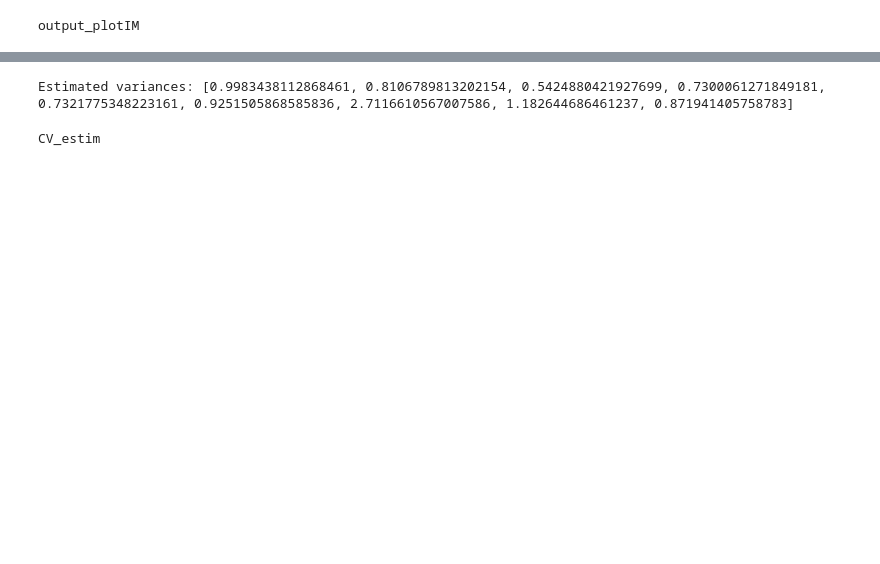
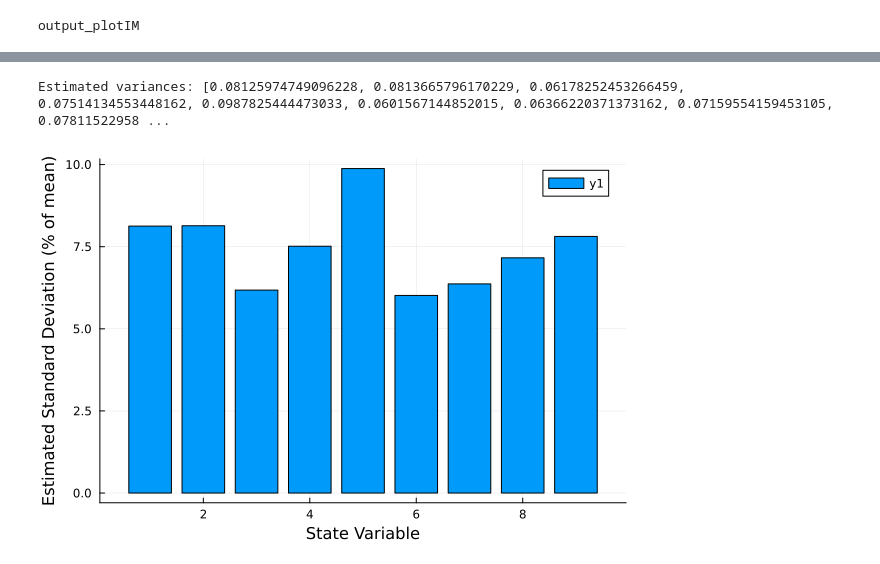
Before and after one commit to aidanboyne/BioCyb_UCLA, a Jupyter notebook: thyrosimIM/src/estIM_MLE_dev.ipynb, the cells around one changed output, grey strips where cells are left out. Drawn from its saved outputs; the diff is of its cells as text; code cells hidden in the pictures; blank space fills up the shorter version.

```diff
--- a/thyrosimIM/src/estIM_MLE_dev.ipynb
+++ b/thyrosimIM/src/estIM_MLE_dev.ipynb
@@ -4,7 +4,8 @@ using DifferentialEquations, Optim, Plots, DataFrames, LinearAlgebra, CSV, Bench
 ### ThyrosimIM Estimation
 # %%
 # Import sample data
-sample_IM = DataFrame(CSV.File("C:/Users/Aidan/Documents/GitHub/BioCyb/thyrosimIM/data/sample_IM.csv"));
+# sample_IM = DataFrame(CSV.File("C:/Users/Aidan/Documents/GitHub/BioCyb/thyrosimIM/data/sample_IM.csv")); # Full Data
+sample_IM = DataFrame(CSV.File("C:/Users/Aidan/Documents/GitHub/BioCyb/thyrosimIM/data/sparse_sample10.csv")); # Sparse Data
 # %%
 # Placeholder until some way to pass fixed, free parameters separatley is implemented
 function fixed_parameters()
@@ -206,7 +231,7 @@ initialize_free_varied (generic function with 1 method)
 """
 ODEs for thyroid-immune compartmental model thyrosimIM.
 """
-function thyrosimIM(dq, q, p, t)
+function thyrosimIM!(dq, q, p, t)
     kdelay = 5/8
 
     # scaling the mass/concentration of compartments
@@ -226,8 +251,8 @@ function thyrosimIM(dq, q, p, t)
     # Auxillary equations
     q4F = (p[24]+ p[25] * q1 + p[26] * q1^2 + p[27] * q1^3) * q4 #FT3p
     q1F = (p[7] + p[8] * q1 + p[9] * q1^2 + p[10] * q1^3) * q1  #FT4p
-    SR3 = (q[24]/p[100])*(p[19] * p[59] * q[19]) # Scaled (q[24]/p[100]) Brain delay (dial 3)
-    SR4 = (q[24]/p[100])*(p[1] * p[57] * q[19])  # Scaled (q[24]/p[100]) Brain delay (dial 1)
+    SR3 = (q[24]/p[99])*(p[19] * p[59] * q[19]) # Scaled (q[24]/p[99]) Brain delay (dial 3)
+    SR4 = (q[24]/p[99])*(p[1] * p[57] * q[19])  # Scaled (q[24]/p[99]) Brain delay (dial 1)
     fCIRC = q[9]^p[51] / (q[9]^p[51] + p[49]^p[51])
     SRTSH = (p[30]+p[31]*fCIRC*sin(pi/12*t-p[33]))*(p[50]^p[52]/(p[50]^p[52] + q[9]^p[52]))
     fdegTSH = p[34] + p[35] / (p[36] + q7)
@@ -261,13 +286,14 @@ function thyrosimIM(dq, q, p, t)
     # ---------- IMMUNE ODEs ---------- q[20:Bcell, 21:Pcell, 22:Tcell, 23:Cytokine, 24:FTS, 25:TPOAb]
     # q = q+19
     # p = p+82
-    dq[20] = p[83]*(q[23]/(q[23]+p[95]))*q[22]+p[97]*q4F-(p[89]+p[84])*q[20] # Bdot
+    dq[20] = p[83]*(q[23]/(q[23]+p[95]))*q[22]+p[97]*q1F-(p[89]+p[84])*q[20] # Bdot -- changed to T4 stimulation
     dq[21] = p[84]*q[20]-p[90]*q[21] # Pdot
     dq[22] = p[85]*q[24]+p[98]*(q[23]/(q[23]+p[96]))*q[22]-p[91]*q[22] # Tdot
     dq[23] = p[86]*q[22]-p[92]*q[23] # Cdot
-    dq[24] = p[87]*((q7/q[24])*p[100])-p[93]*(q[24])*q[25] #p[87]*((q7/q[24])*p[100])-p[93]*(q[24]/p[100])*q[25] # FTSdot MODIFIED
+    dq[24] = p[87]*((q7/q[24])*p[99])-p[93]*(q[24])*q[25] #p[87]*((q7/q[24])*p[100])-p[93]*(q[24]/p[100])*q[25] # FTSdot MODIFIED
     dq[25] = p[88]*q[21]-q[25]*(p[94]+p[93]*q[24]) # Abdot
 
+    return nothing
 end;
 # %%
 import NaNMath # handles log of negative number that can occur due to adaptive ODE solvers
@@ -472,62 +512,6 @@ output_plotIM(initial_sol, sol, sample_IM)
 # %%
 print("Estimated variances: ", MLE_trial.minimizer[18:26])
+bar(100*MLE_trial.minimizer[18:26], xlabel = "State Variable", ylabel = "Estimated Standard Deviation (% of mean)")
 # %% [output]
-Estimated variances: [0.9983438112868461, 0.8106789813202154, 0.5424880421927699, 0.7300061271849181, 0.7321775348223161, 0.9251505868585836, 2.7116610567007586, 1.182644686461237, 0.871941405758783]
+Estimated variances: [0.08125974749096228, 0.0813665796170229, 0.06178252453266459, 0.07514134553448162, 0.0987825444473033, 0.0601567144852015, 0.06366220371373162, 0.07159554159453105, 0.07811522958 ...
+[figure, added]
-# %%
-"""
-Run parameter estimation on immune parameters.
-"""
-function CV_estim(data::DataFrame, p0::Vector, lb::Vector, ub::Vector)
-
-    t = data.t
-    ic = ics()
-    sol_index = [1,4,7,20,21,22,23,24,25]
-    cols = names(data)[2:10]
-
-    function error(p,t,data)
-        tspan = (t[1],t[end])
-        prob = ODEProblem(thyrosimIM_estimate, ic, tspan, p)
-        sol = solve(prob, Rosenbrock23())
-
-        loss = 0
-        for i in 1:size(cols)[1]
-            dp = 1
-            for time in t
-                loss += ((sol(time)[sol_index[i]]-data[!,cols[i]][dp])/mean(data[!,cols[i]]))^2
-                dp += 1
-            end
-        end
-        return loss
-    end
-
-    function set_lower_bounds(p::Vector, lb::Vector)
-        for i in eachindex(p)
-            if p[i] < lb[i]
-                p[i] = lb[i]
-            end
-        end
-        return p
-    end
-
-    function set_upper_bounds(p::Vector, lb::Vector)
-        for i in eachindex(p)
-            if p[i] >= ub[i]
-                p[i] = ub[i]
-            end
-        end
-        return p
-    end
-
-    function objective(p_free, lb, ub)
-        p_free = set_lower_bounds(p_free, lb)
-        p_free = set_upper_bounds(p_free, ub)
-        return error(p_free, t, data)
-    end
-
-    # Adjust so fitting indicies and parameters can be specified
-    result = optimize(p -> objective(p, lb, ub), p0, Newton(),
-     Optim.Options(time_limit = 100.0, iterations = 1, g_tol=1e-5, store_trace=true,
-     show_trace = true, allow_f_increases=true, extended_trace=true))
-end
-# %% [output]
-CV_estim
```
Also changed, not shown: parts of 17 cells of this notebook.
